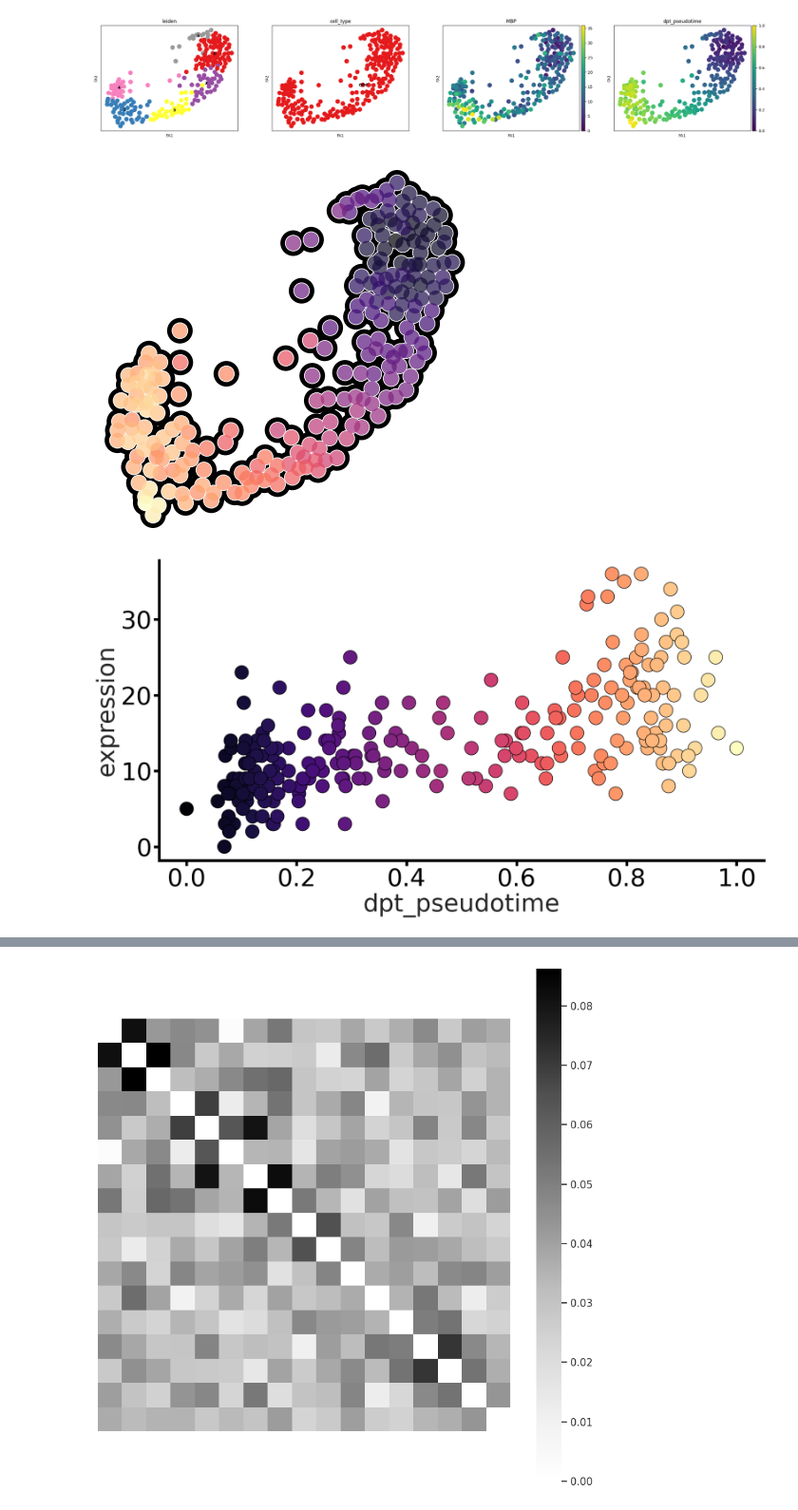
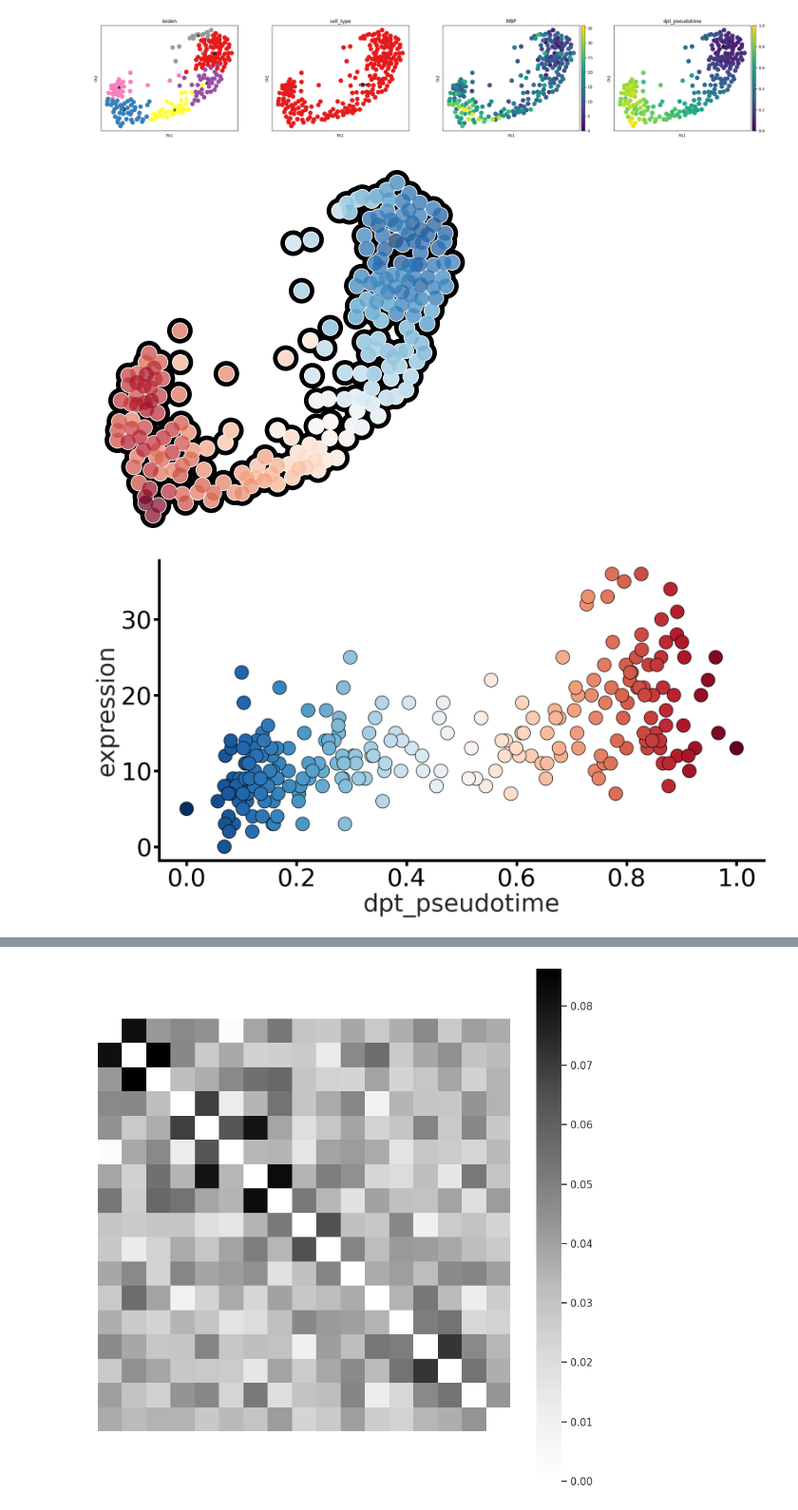
Before and after one commit to 4dglab/SEE, a Jupyter notebook: analyse/velocity/MBP+3D analysis.ipynb, the cells around one changed output, grey strips where cells are left out. Shown at 95% size. Drawn from its saved outputs; the diff is of its cells as text; code cells hidden in the pictures.

```diff
--- a/analyse/velocity/MBP+3D analysis.ipynb
+++ b/analyse/velocity/MBP+3D analysis.ipynb
@@ -78,14 +78,14 @@ WARNING: Trying to run `tl.dpt` without prior call of `tl.diffmap`. Falling back
 [figure]
 # %%
 with rc_context({'figure.figsize': (5, 5)}):
-    fig = sc.pl.draw_graph(rna, color=['dpt_pseudotime'], cmap='magma',
+    fig = sc.pl.draw_graph(rna, color=['dpt_pseudotime'], cmap='RdBu_r',
                      add_outline=True, legend_loc=None, colorbar_loc=None, title='', frameon=False, return_fig=True)
-#     plt.savefig(
-#         '/lmh_data/work/SEE/analyse/figure_file/pseudotime({}).pdf'.format(gene_name),
-#         format='pdf', bbox_inches='tight')
+    plt.savefig(
+        '/lmh_data/work/SEE/analyse/figure_file/pseudotime({}).pdf'.format(gene_name),
+        format='pdf', bbox_inches='tight')
     plt.show()
 # %% [output]
-[figure, old version]
+[figure, new version]
 # %%
 import seaborn as sns
 from analyse_util import figure_size, set_plt, set_Border
@@ -95,19 +95,19 @@ sns.set_theme(style="whitegrid")
 fig, ax = plt.subplots()
 
 _x, _y = rna.obs['dpt_pseudotime'].values, rna[:, gene_name].layers["counts"].reshape(-1)
-ax.scatter(_x, _y, edgecolors='black', s=(figure_size['large']*72./fig.dpi)**2, c=_x, cmap='magma')
+ax.scatter(_x, _y, edgecolors='black', s=(figure_size['large']*72./fig.dpi)**2, c=_x, cmap='RdBu_r')
 
 set_Border(plt.gca())
 plt.tick_params(colors='black', bottom=True, left=True, labelsize=figure_size['ultra'])
 plt.grid(False)
 plt.xlabel('dpt_pseudotime', fontsize=figure_size['ultra'])
 plt.ylabel('expression', fontsize=figure_size['ultra'])
-# plt.savefig(
-#     '/lmh_data/work/SEE/analyse/figure_file/{} expression(ODC).pdf'.format(gene_name),
-#     format='pdf', bbox_inches='tight')
+plt.savefig(
+    '/lmh_data/work/SEE/analyse/figure_file/{} expression(ODC).pdf'.format(gene_name),
+    format='pdf', bbox_inches='tight')
 plt.show()
 # %% [output]
-[figure, old version]
+[figure, new version]
 # %%
 scHiC = {}
 _rna = rna[:, eval_set[0]['scRNA_head']]
```
Also changed, not shown: parts of 3 cells of this notebook, 26 other files.
